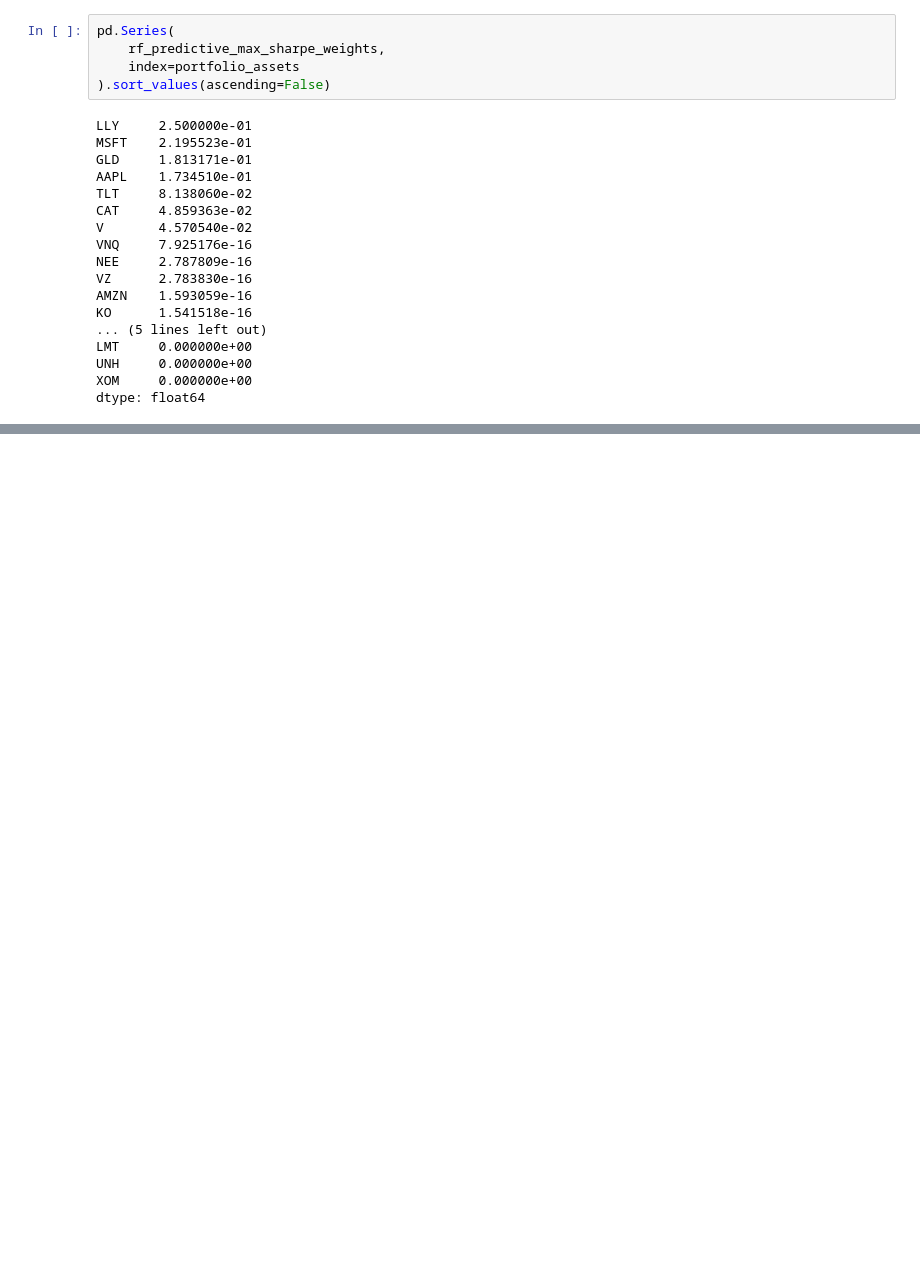
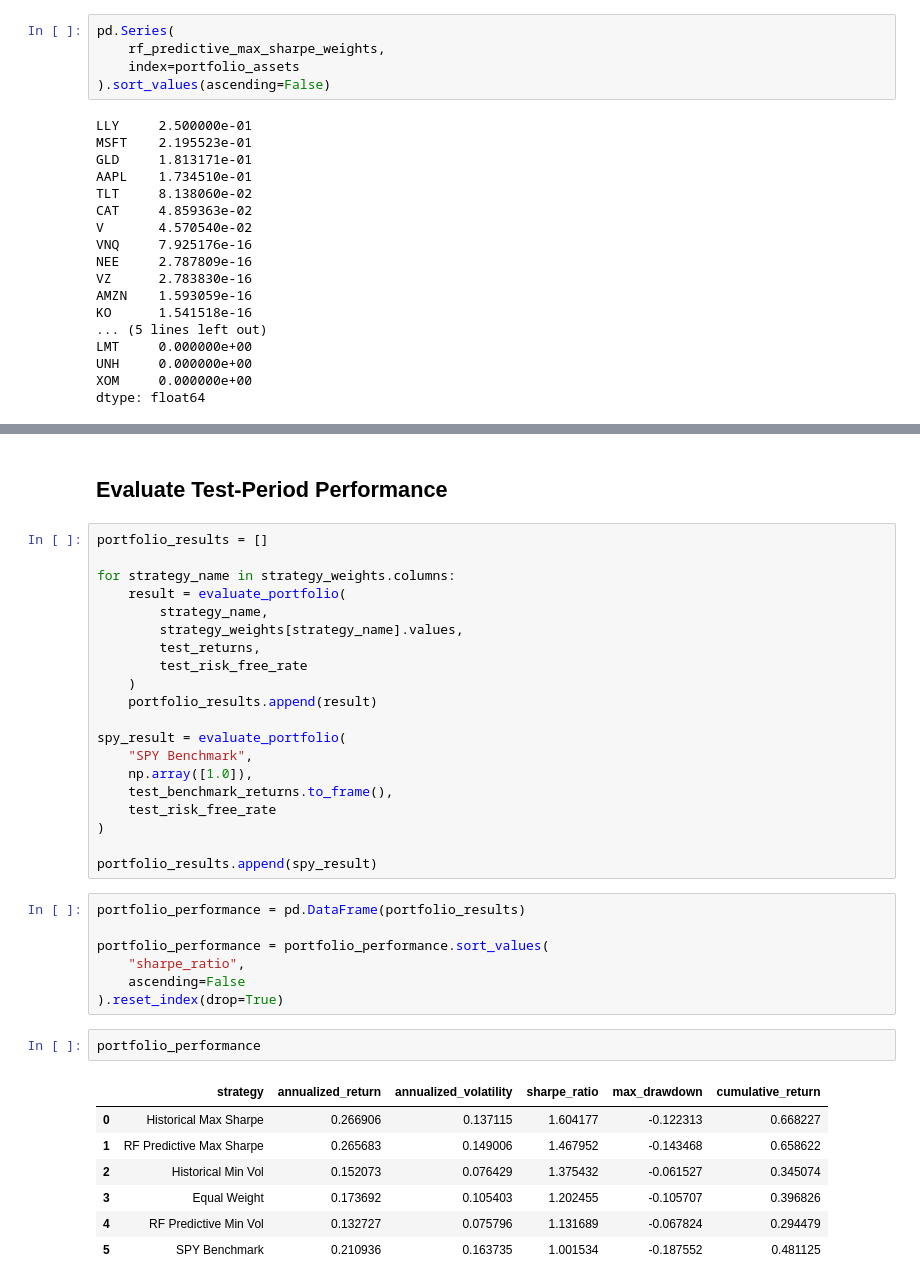
Before and after one commit to SamiiShabuse/INFO442-Group-Project, a Jupyter notebook: notebooks/06_portfolio_optimization/01_portfolio_optimization.ipynb, the cells around one changed output, grey strips where cells are left out. Saved outputs shown, nothing was run; the diff lists cells and outputs as text; blank space fills up the shorter version.

```diff
--- a/notebooks/06_portfolio_optimization/01_portfolio_optimization.ipynb
+++ b/notebooks/06_portfolio_optimization/01_portfolio_optimization.ipynb
@@ -633,0 +691,39 @@ dtype: float64
+# %% [markdown]
+## Evaluate Test-Period Performance
+# %%
+portfolio_results = []
+
+for strategy_name in strategy_weights.columns:
+    result = evaluate_portfolio(
+        strategy_name,
+        strategy_weights[strategy_name].values,
+        test_returns,
+        test_risk_free_rate
+    )
+    portfolio_results.append(result)
+
+spy_result = evaluate_portfolio(
+    "SPY Benchmark",
+    np.array([1.0]),
+    test_benchmark_returns.to_frame(),
+    test_risk_free_rate
+)
+
+portfolio_results.append(spy_result)
+# %%
+portfolio_performance = pd.DataFrame(portfolio_results)
+
+portfolio_performance = portfolio_performance.sort_values(
+    "sharpe_ratio",
+    ascending=False
+).reset_index(drop=True)
+# %%
+portfolio_performance
+# %% [output]
+|  | strategy | annualized_return | annualized_volatility | sharpe_ratio | max_drawdown | cumulative_return |
+| 0 | Historical Max Sharpe | 0.266906 | 0.137115 | 1.604177 | -0.122313 | 0.668227 |
+| 1 | RF Predictive Max Sharpe | 0.265683 | 0.149006 | 1.467952 | -0.143468 | 0.658622 |
+| 2 | Historical Min Vol | 0.152073 | 0.076429 | 1.375432 | -0.061527 | 0.345074 |
+| 3 | Equal Weight | 0.173692 | 0.105403 | 1.202455 | -0.105707 | 0.396826 |
+| 4 | RF Predictive Min Vol | 0.132727 | 0.075796 | 1.131689 | -0.067824 | 0.294479 |
+| 5 | SPY Benchmark | 0.210936 | 0.163735 | 1.001534 | -0.187552 | 0.481125 |
```
Also changed, not shown: parts of 14 cells of this notebook, 4 other files.
